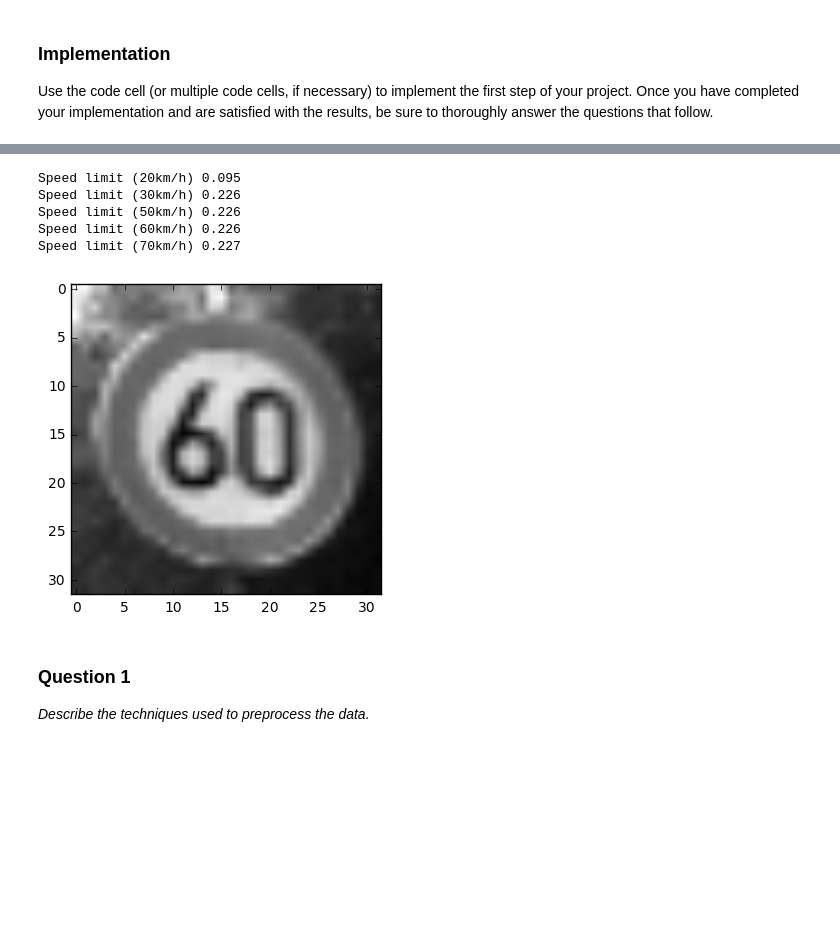
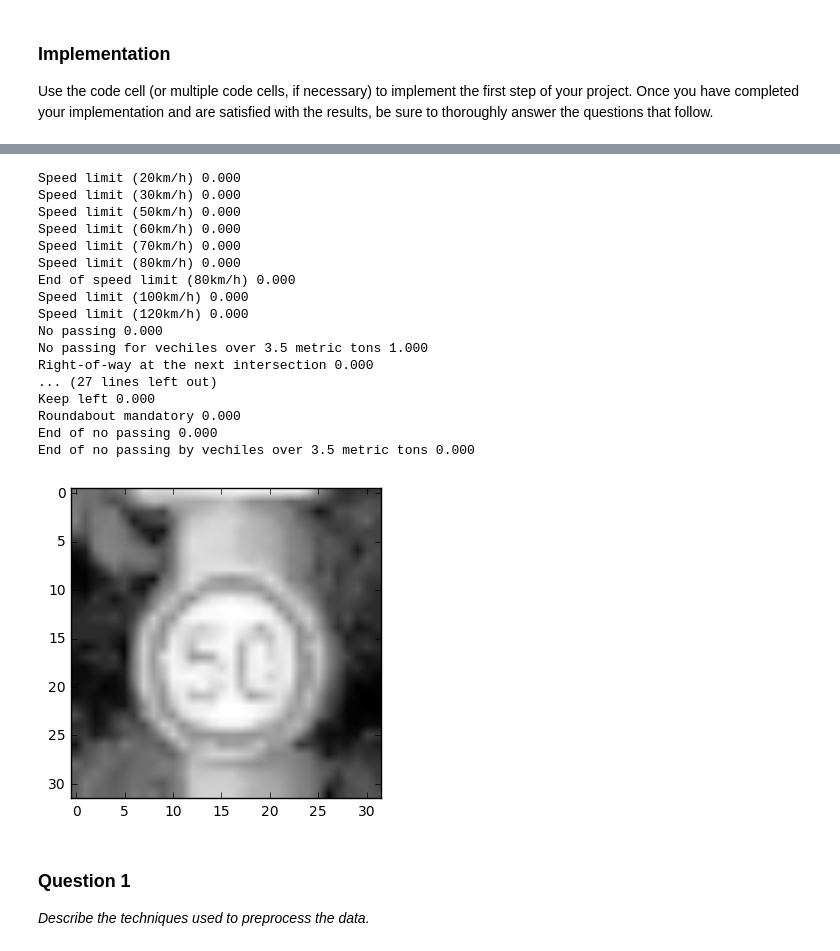
Before and after one commit to AM5800/self_drifing_car, a Jupyter notebook: traffic-signs/Traffic_Signs_Recognition.ipynb, the cells around one changed output, grey strips where cells are left out. Cells and saved outputs as stored; diff of their text form; code cells hidden in the pictures; blank space fills up the shorter version.

```diff
--- a/traffic-signs/Traffic_Signs_Recognition.ipynb
+++ b/traffic-signs/Traffic_Signs_Recognition.ipynb
@@ -481,20 +488,45 @@ Learning rate: 1e-05, iterations: 100000, batch size: 50, dropout: 0.3
 # %%
+def get_signs_names():
+    result = {}
+    with open('signnames.csv') as csvfile:
+        reader = csv.DictReader(csvfile)
+        for row in reader:
+            classId = int(row['ClassId'])
+            name = row['SignName']
+            result[classId] = name
+    return result
+
+sign_names = get_signs_names()
+
 def show_what_net_thinks(sample):
-    probs = session.run(tf.nn.softmax(net), feed_dict={x: [sample], keep_prob: 1})[0]
+    net = best_node.net
+    probs = session.run(tf.nn.softmax(net.tf_node), feed_dict={net.x_placeholder: [sample], dropout_placeholder: 1})[0]
 
     for i in range(len(probs)):
         print("{0} {1:.3f}".format(sign_names[i], probs[i]))
 
     show_img(sample)
 
-show_what_net_thinks(X_test[11])
+show_what_net_thinks(best_node.features[2])
 # %% [output]
-Speed limit (20km/h) 0.095
-Speed limit (30km/h) 0.226
-Speed limit (50km/h) 0.226
-Speed limit (60km/h) 0.226
-Speed limit (70km/h) 0.227
+Speed limit (20km/h) 0.000
+Speed limit (30km/h) 0.000
+Speed limit (50km/h) 0.000
+Speed limit (60km/h) 0.000
+Speed limit (70km/h) 0.000
+Speed limit (80km/h) 0.000
+End of speed limit (80km/h) 0.000
+Speed limit (100km/h) 0.000
+Speed limit (120km/h) 0.000
+No passing 0.000
+No passing for vechiles over 3.5 metric tons 1.000
+Right-of-way at the next intersection 0.000
+... (27 lines left out)
+Keep left 0.000
+Roundabout mandatory 0.000
+End of no passing 0.000
+End of no passing by vechiles over 3.5 metric tons 0.000
-[figure, old version]
+[figure, new version]
 # %% [markdown]
 ### Question 1
 
```
Also changed, not shown: parts of 10 cells of this notebook.
